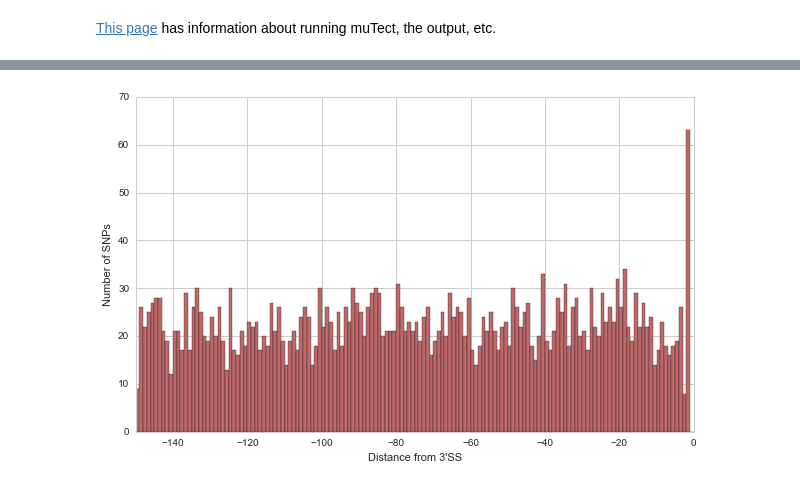
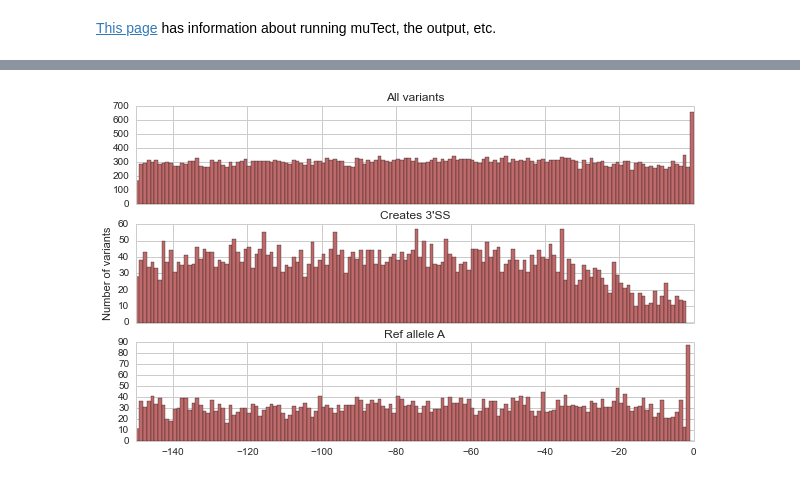
Before and after one commit to cdeboever3/pptmut, a Jupyter notebook: notebooks/Variant Analysis.ipynb, the cells around one changed output, grey strips where cells are left out. Saved outputs shown, nothing was run; the diff lists cells and outputs as text; code cells hidden in the pictures.

Commit message:
Updates to variant and bp analysis
I've added to the variant annotation and am ready to integrate the
branchpoint information.

```diff
--- a/notebooks/Variant Analysis.ipynb
+++ b/notebooks/Variant Analysis.ipynb
@@ -179,5 +105,15 @@ for i, f in enumerate(vfs):
 
 variants = pd.concat(variants)
 variants.index = range(variants.shape[0])
+# %%
+variants = annotate_variants(variants, tpss)
+samples['participant_id'] = samples.index
+samples.index = samples.tumor_analysis_id
+samples = samples.drop(['normal_analysis_id', 'tumor_analysis_id'], axis=1)
+variants = variants.join(samples, on='tumor_analysis_id')
+# %%
+bps = pd.read_table(ppy.cosmic_intervals01_bps_single,
+                    index_col=10)
+bps = bps.drop(['gene', 'strand'], axis=1)
 # %%
-variants = annotate_variants(variants, tpss)
+variants = variants.join(bps, on='tpss')
@@ -209,9 +147,26 @@ plt.xlim(-150,0);
-# %%
-plt.hist(list(variants.ix[variants.ref_allele == 'A', 'tpss_dist']),
-         bins = np.arange(-150, 1, 1),
-         color=sns.desaturate("indianred", 0.75))
-plt.ylabel('Number of SNPs')
-plt.xlabel('Distance from 3\'SS')
-plt.xlim(-150,0);
-# %% [output]
-[figure, removed]
+# %%
+def plot_variants(variants):
+    fig, axs = plt.subplots(3, 1, sharex=True)
+    ax = axs[0]
+    ax.hist(list(variants.tpss_dist),
+            bins = np.arange(-150, 1, 1),
+            color=sns.desaturate("indianred", 0.75))
+    ax.set_title('All variants')
+
+    ax = axs[1]
+    ax.hist(list(variants.ix[variants.creates_tpss, 'tpss_dist']),
+            bins = np.arange(-150, 1, 1),
+            color=sns.desaturate("indianred", 0.75))
+    ax.set_title('Creates 3\'SS')
+    ax.set_ylabel('Number of variants')
+
+    ax = axs[2]
+    ax.hist(list(variants.ix[variants.ref_allele == 'A', 'tpss_dist']),
+            bins = np.arange(-150, 1, 1),
+            color=sns.desaturate("indianred", 0.75))
+    ax.set_title('Ref allele A')
+    ax.set_xlim(-150, 0);
+# %%
+plot_variants(variants)
+# %% [output]
+[figure, added]
```
Also changed, not shown: parts of 11 cells of this notebook, 2 other files.
